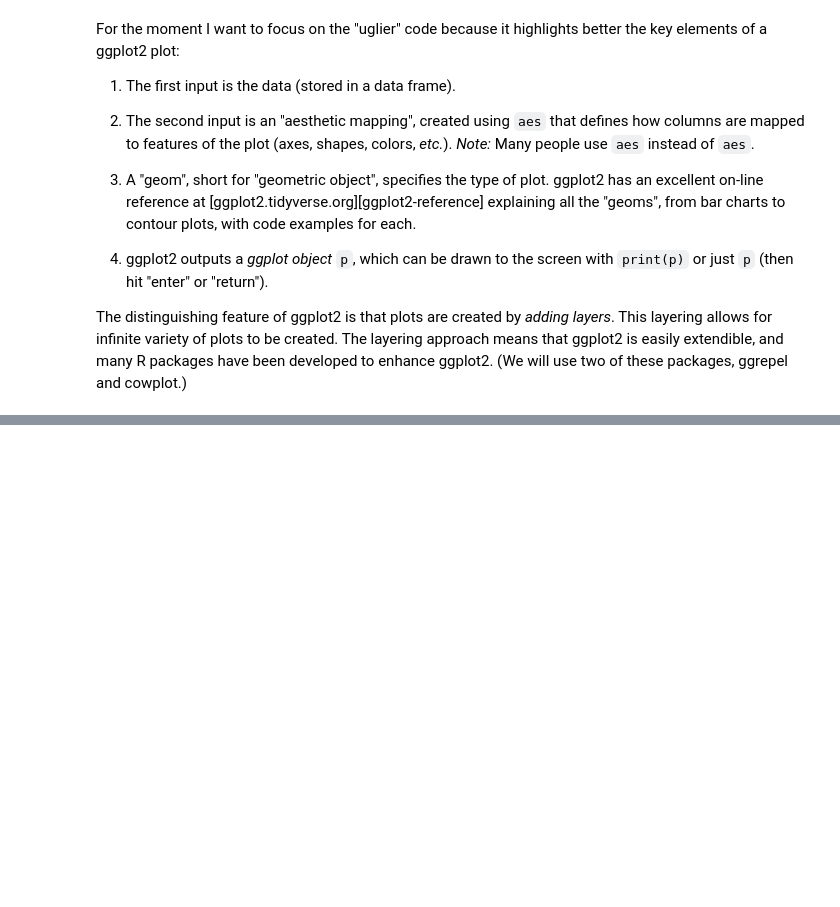
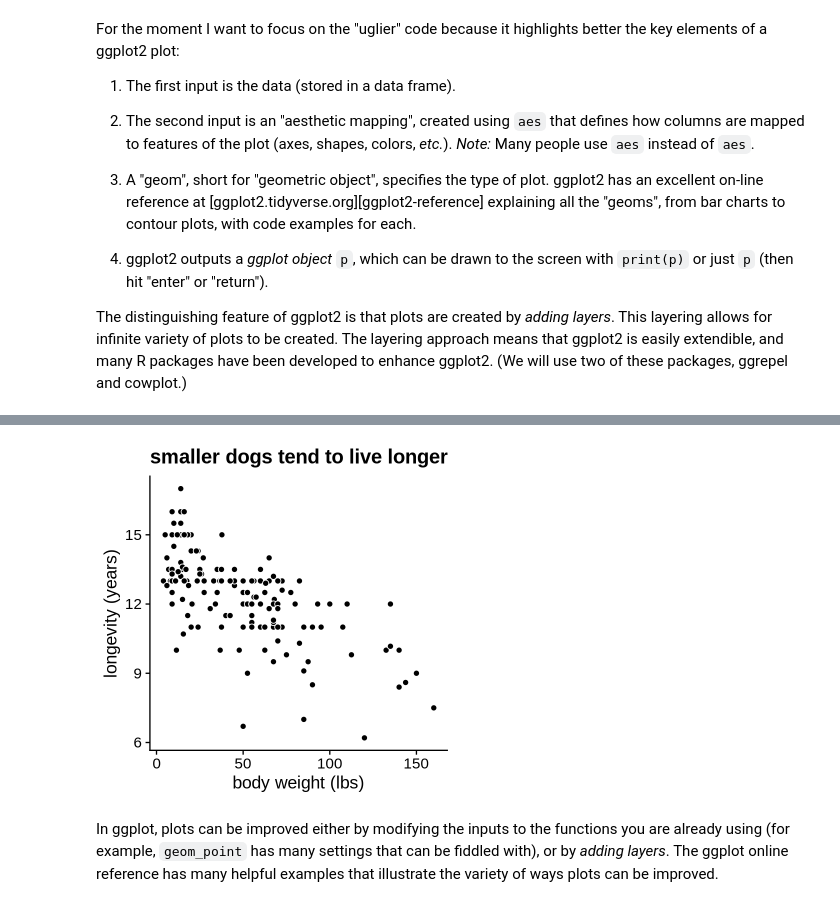
Before and after one commit to pcarbo/qBio9_stuff, a Jupyter notebook: dataviz_qbio9.ipynb, the cells around one changed output, grey strips where cells are left out. Cells and saved outputs as stored; diff of their text form; code cells hidden in the pictures; blank space fills up the shorter version.

```diff
--- a/dataviz_qbio9.ipynb
+++ b/dataviz_qbio9.ipynb
@@ -158,0 +222,16 @@ ggplot2. (We will use two of these packages, ggrepel and cowplot.)
+# %%
+library(cowplot)
+p <- ggplot(dogs,aes(x = weight,y = aod)) +
+  geom_point(size = 2,shape = 21,color = "white",fill = "black") +
+  labs(x = "body weight (lbs)",y = "longevity (years)",
+       title = "smaller dogs tend to live longer") +
+  theme_cowplot()
+p
+# %% [output]
+[figure, added]
+# %% [markdown]
+In ggplot, plots can be improved either by modifying the inputs to the
+functions you are already using (for example, `geom_point` has many
+settings that can be fiddled with), or by *adding layers*. The ggplot
+online reference has many helpful examples that illustrate the variety
+of ways plots can be improved.
```
Also changed, not shown: parts of 27 cells of this notebook.
